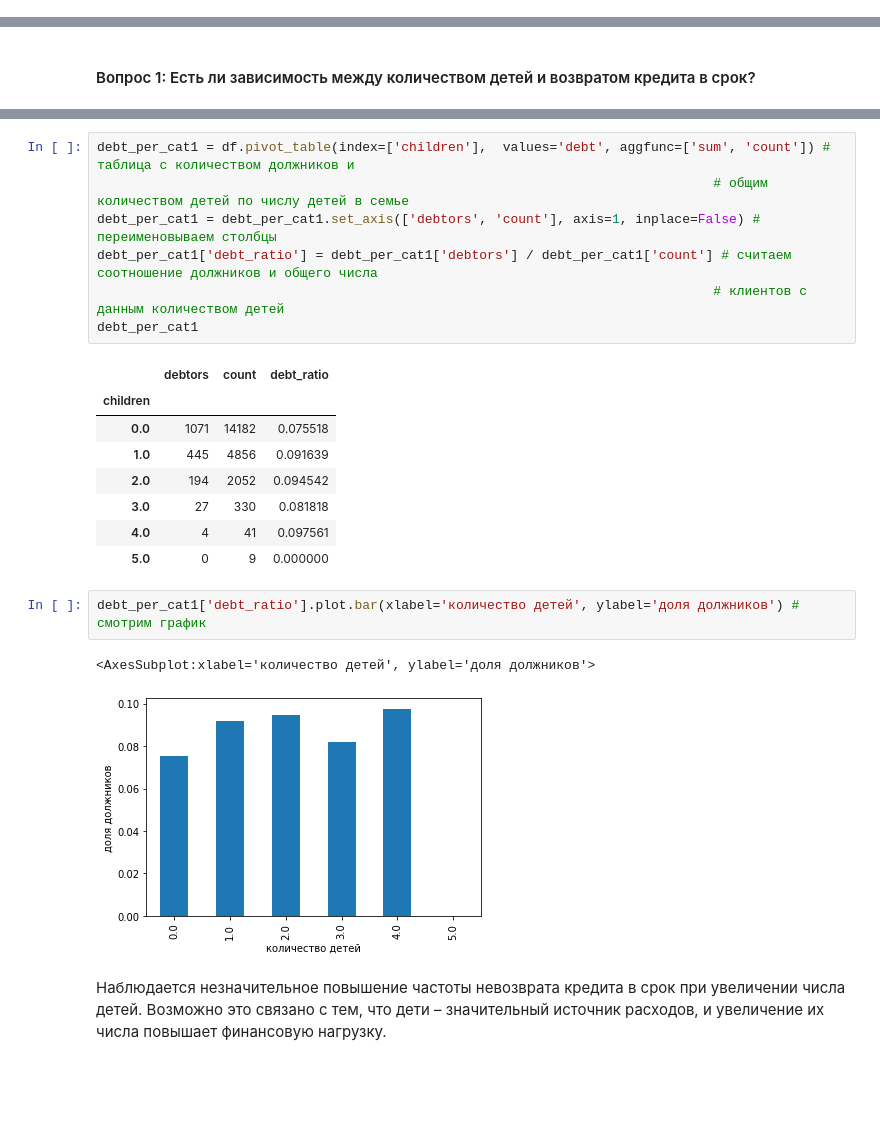
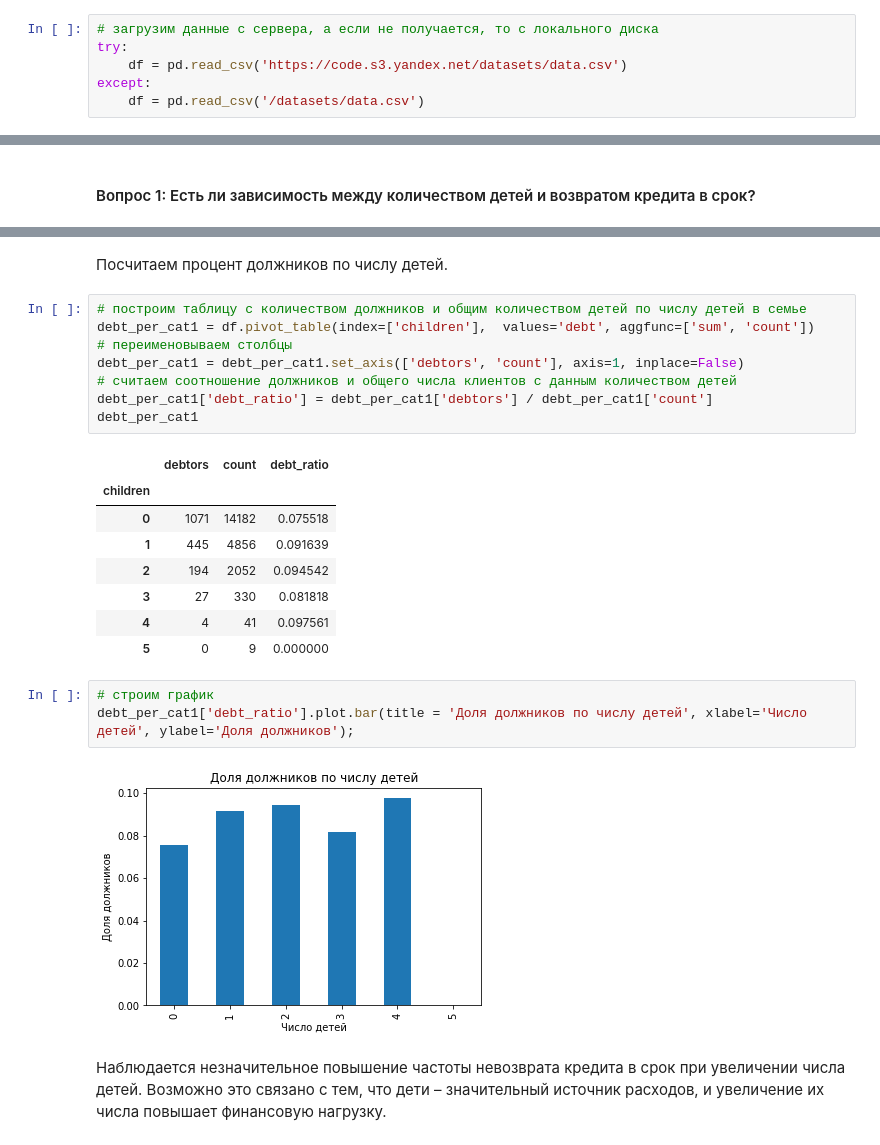
Before and after one commit to dmitrystogov/portfolio_1, a Jupyter notebook: 02_bank_defaults/02_bank_defaults.ipynb, the cells around one changed output, grey strips where cells are left out. Cells and saved outputs as stored; diff of their text form; blank space fills up the shorter version.

```diff
--- a/02_bank_defaults/2. Bank Defaults.ipynb
+++ b/02_bank_defaults/02_bank_defaults.ipynb
@@ -15 +16,7 @@ import pandas as pd # импорт библиотеки pandas
+# %%
+# загрузим данные с сервера, а если не получается, то с локального диска
+try:
+    df = pd.read_csv('https://code.s3.yandex.net/datasets/data.csv')
+except:
+    df = pd.read_csv('/datasets/data.csv')
 # %%
@@ -659,24 +715,27 @@ debt_pivot
+# %% [markdown]
+Посчитаем процент должников по числу детей.
 # %%
-debt_per_cat1 = df.pivot_table(index=['children'],  values='debt', aggfunc=['sum', 'count']) # таблица с количеством должников и
-                                                                               # общим количеством детей по числу детей в семье
-debt_per_cat1 = debt_per_cat1.set_axis(['debtors', 'count'], axis=1, inplace=False) # переименовываем столбцы
-debt_per_cat1['debt_ratio'] = debt_per_cat1['debtors'] / debt_per_cat1['count'] # считаем соотношение должников и общего числа
-                                                                               # клиентов с данным количеством детей
+# построим таблицу с количеством должников и общим количеством детей по числу детей в семье
+debt_per_cat1 = df.pivot_table(index=['children'],  values='debt', aggfunc=['sum', 'count'])
+# переименовываем столбцы
+debt_per_cat1 = debt_per_cat1.set_axis(['debtors', 'count'], axis=1, inplace=False)
+# считаем соотношение должников и общего числа клиентов с данным количеством детей
+debt_per_cat1['debt_ratio'] = debt_per_cat1['debtors'] / debt_per_cat1['count']
 debt_per_cat1
 # %% [output]
 |  | debtors | count | debt_ratio |
 | children |  |  |  |
-| 0.0 | 1071 | 14182 | 0.075518 |
-| 1.0 | 445 | 4856 | 0.091639 |
-| 2.0 | 194 | 2052 | 0.094542 |
-| 3.0 | 27 | 330 | 0.081818 |
-| 4.0 | 4 | 41 | 0.097561 |
-| 5.0 | 0 | 9 | 0.000000 |
+| 0 | 1071 | 14182 | 0.075518 |
+| 1 | 445 | 4856 | 0.091639 |
+| 2 | 194 | 2052 | 0.094542 |
+| 3 | 27 | 330 | 0.081818 |
+| 4 | 4 | 41 | 0.097561 |
+| 5 | 0 | 9 | 0.000000 |
 # %%
-debt_per_cat1['debt_ratio'].plot.bar(xlabel='количество детей', ylabel='доля должников') # смотрим график
+# строим график
+debt_per_cat1['debt_ratio'].plot.bar(title = 'Доля должников по числу детей', xlabel='Число детей', ylabel='Доля должников');
 # %% [output]
-<AxesSubplot:xlabel='количество детей', ylabel='доля должников'>
-[figure, old version]
+[figure, new version]
 # %% [markdown]
 Наблюдается незначительное повышение частоты невозврата кредита в срок при увеличении числа детей. Возможно это связано с тем, что дети – значительный источник расходов, и увеличение их числа повышает финансовую нагрузку.
 # %% [markdown]
```
Also changed, not shown: parts of 61 cells of this notebook.
